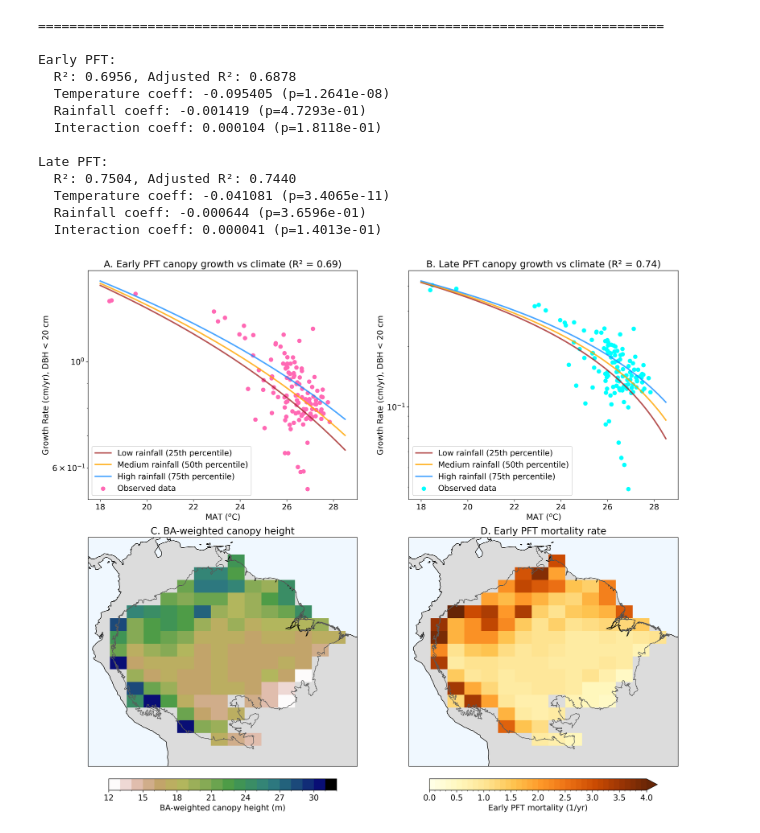
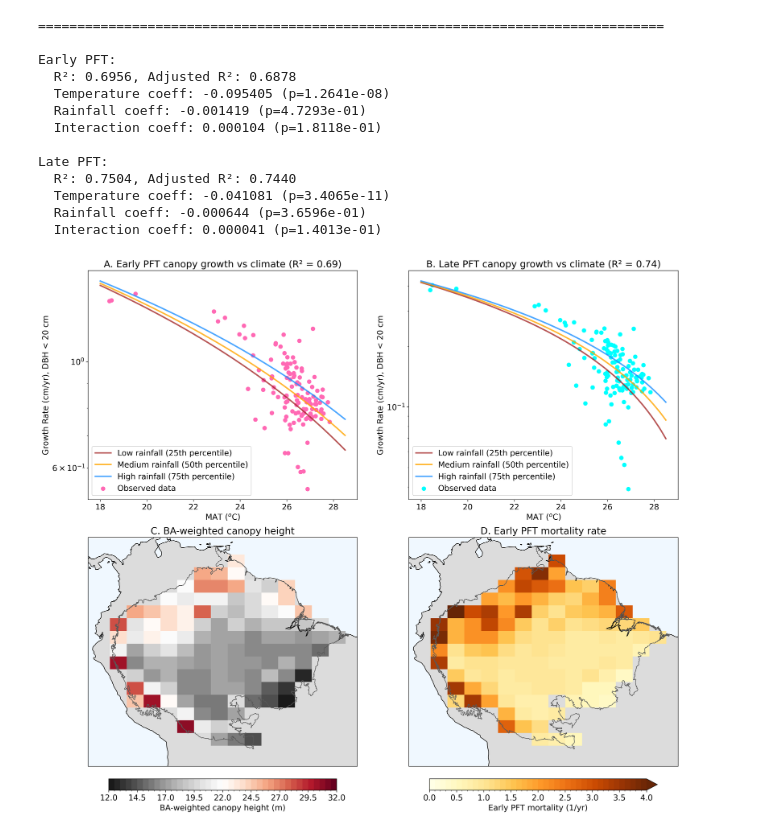
Before and after one commit to jennykowalcz/python-notebooks-FATES-benchmarking, a Jupyter notebook: climate_coexistence.ipynb, the cells around one changed output. Cells and saved outputs as stored; diff of their text form; code cells hidden in the pictures.

Commit message:
edit colorbar label and colormap

```diff
--- a/climate_coexistence.ipynb
+++ b/climate_coexistence.ipynb
@@ -440,7 +442,7 @@ ax2.set_yscale('log')
 
 ## Panel 3: BA-weighted canopy height
 
-im3=d1.FATES_BA_WEIGHTED_HEIGHT.mean(dim='time').where(np.transpose(Mask) > 0).plot(x='lon', y='lat',levels=np.linspace(12,32,21),ax=ax3,cmap=plt.cm.gist_earth_r,transform=ccrs.PlateCarree(),cbar_kwargs=dict(shrink=0.8,location='bottom',orientation='horizontal',label='BA-weighted canopy height (m)'))
+im3=d1.FATES_BA_WEIGHTED_HEIGHT.mean(dim='time').where(np.transpose(Mask) > 0).plot(x='lon', y='lat',levels=np.linspace(12,32,41),ax=ax3,cmap=plt.cm.RdGy_r,transform=ccrs.PlateCarree(),cbar_kwargs=dict(shrink=0.8,location='bottom',orientation='horizontal',label='BA-weighted canopy height (m)'))
 ax3.add_feature(cartopy.feature.LAND, facecolor='gainsboro', zorder=0)
 ax3.add_feature(cartopy.feature.OCEAN, facecolor='aliceblue', zorder=0)
 ax3.set_title('C. BA-weighted canopy height')
@@ -461,31 +463,31 @@ ax4.set_title('D. Early PFT mortality rate')
 ax4.coastlines()
 ax4.add_geometries(Reader(Amazon_shapefile).geometries(), ccrs.PlateCarree(),
                    edgecolor=(0.35,0.35,0.35,1), facecolor=(0,0,0,0))
 ax4.set_xlim([min_lon_plotting-360., max_lon_plotting-360.])  #desired longitude range
 ax4.set_ylim([min_lat_plotting,max_lat_plotting])  # desired latitude range
 
 # Size figure
 target_width = 16.0  # Total figure width in inches
 
 # Calculate the span of your data
 lon_span = max_lon_plotting - min_lon_plotting
 lat_span = max_lat_plotting - min_lat_plotting
 
 # Aspect ratio of a single panel (Height / Width)
 # Note: Near the equator, 1 degree lat ≈ 1 degree lon.
 panel_aspect = lat_span / lon_span
 
 # Because it's a 2x2 grid, the total figure height/width ratio
 # matches a single panel's height/width ratio.
 target_height = target_width * panel_aspect
 
 # 1. Update the overall canvas size
 fig.set_size_inches(target_width, target_height)
 
 # 2. Force ax1,2 to match the physical box aspect ratio of ax3 now that the canvas is right
 ax1.set_box_aspect(panel_aspect)
 ax2.set_box_aspect(panel_aspect)
 
 plt.show()
 # %% [output]
-[figure, old version]
+[figure, new version]
```
Also changed, not shown: parts of 2 cells of this notebook.
